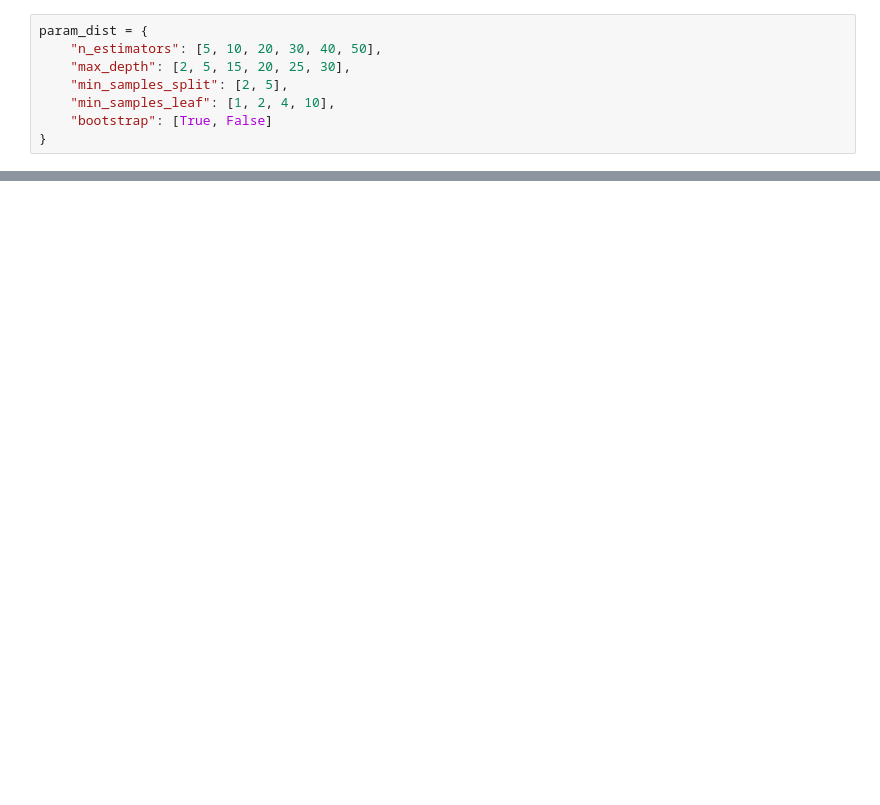
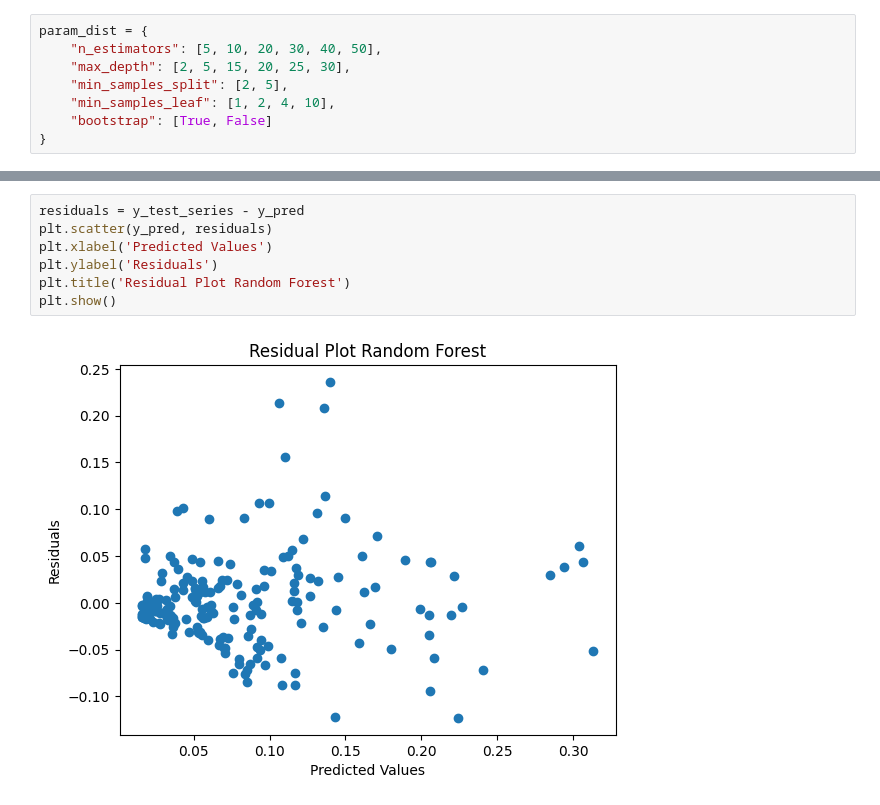
Before and after one commit to andrzej-zernaczuk/bachelor_degree, a Jupyter notebook: random_forrest_xai.ipynb, the cells around one changed output, grey strips where cells are left out. Drawn from its saved outputs; the diff is of its cells as text; blank space fills up the shorter version.

```diff
--- a/random_forrest_xai.ipynb
+++ b/random_forrest_xai.ipynb
@@ -59,0 +103,9 @@ model = RandomForestRegressor()
+# %%
+residuals = y_test_series - y_pred
+plt.scatter(y_pred, residuals)
+plt.xlabel('Predicted Values')
+plt.ylabel('Residuals')
+plt.title('Residual Plot Random Forest')
+plt.show()
+# %% [output]
+[figure, added]
```
Also changed, not shown: parts of 26 cells of this notebook, 16 other files.
